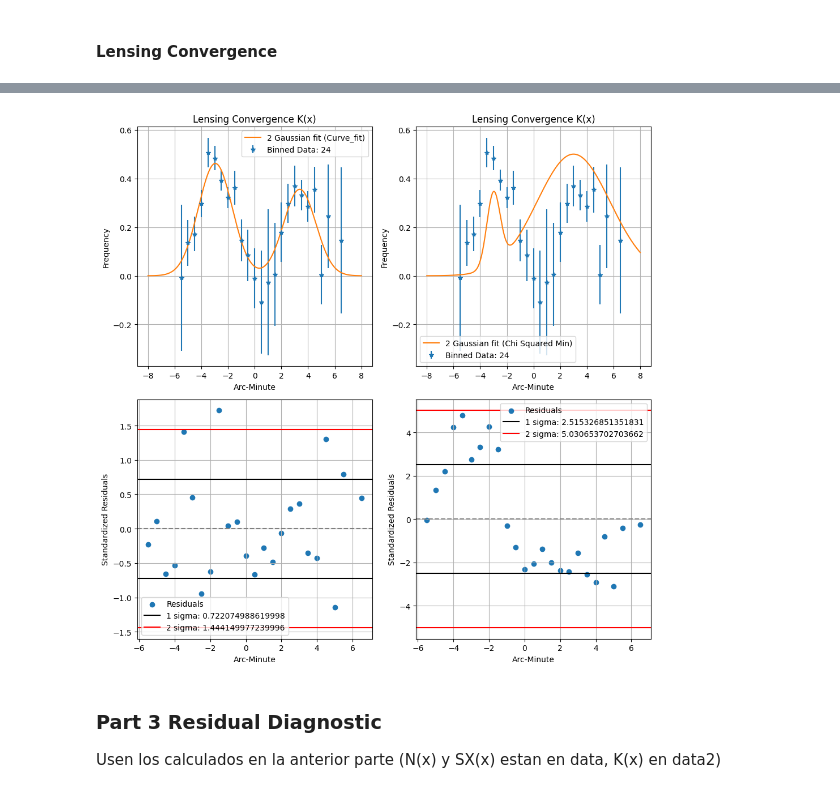
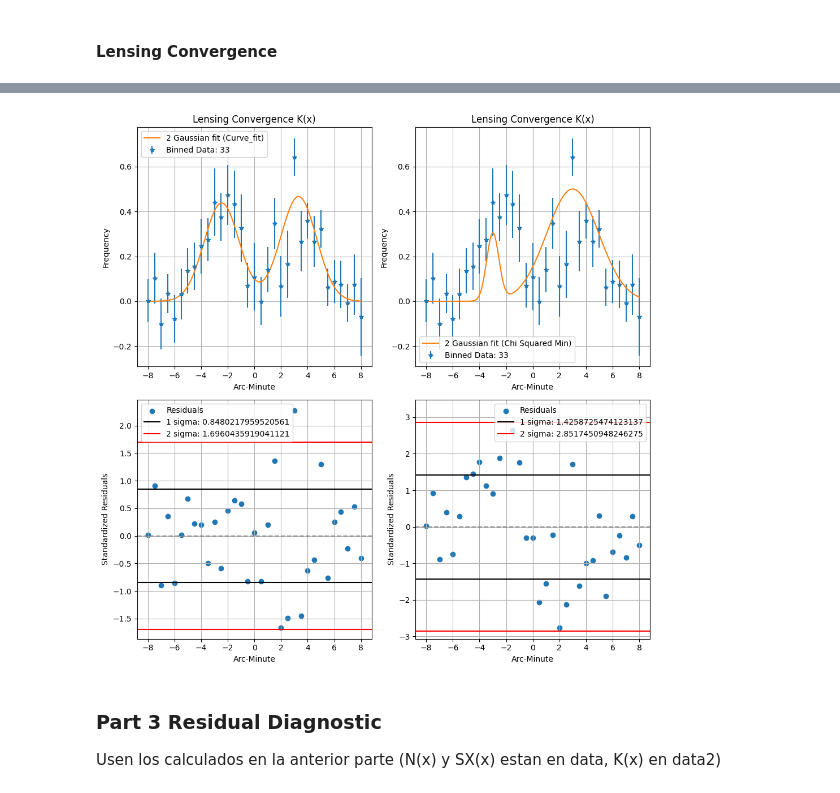
Before and after one commit to jdgv1709/Statistical-Analysis-of-the-Bullet-Cluster-Statistics-1-Course, a Jupyter notebook: Final Exam.ipynb, the cells around one changed output, grey strips where cells are left out. Saved outputs shown, nothing was run; the diff lists cells and outputs as text; code cells hidden in the pictures.

```diff
--- a/Final Exam.ipynb
+++ b/Final Exam.ipynb
@@ -524,12 +532,12 @@ plt.show()
 def sigma_kappa(data,sigma_epsilon = 0.30):
 #sigma_kappa=sigma_epsilon/ Number of galaxy - 1 per bin
     a=[]
-    for i in data["N_obs"]:
+    for i in data["N_source_obs"]:
 
         if i <=0:
             a.append(sigma_epsilon)
         else:
-            a.append(sigma_epsilon/i)
+            a.append(sigma_epsilon/np.sqrt(i))
     data["sigma_kappa"]=a
     del a
 
@@ -549,3 +557,5 @@ def remove_nan_sigma_kappa(data):
     return data_clean
 # %%
 data2=remove_nan_sigma_kappa(data)
+# %%
+data["sigma_kappa"] = data["sigma_kappa"].fillna(1e10)
@@ -552,11 +571,11 @@ data2=remove_nan_sigma_kappa(data)
 # %%
 initial_guess_k=[0.42,-3,1.4,0.35,3,1.3]
 x= np.linspace(-8,8,1000)
-popt_k, pcov_k = curve_fit(model_2gauss,data2["arc_min"],data2["kappa_obs"],sigma=data2["sigma_kappa"],p0=initial_guess_k,maxfev=100000,nan_policy="omit")#,bounds=bounds)
-plt.errorbar(data2["arc_min"],data2["kappa_obs"],yerr=data2["sigma_kappa"],fmt="*",label="Binned Data: "+str(len(data2["arc_min"])))
+popt_k, pcov_k = curve_fit(model_2gauss,data["arc_min"],data["kappa_obs"],sigma=data["sigma_kappa"],p0=initial_guess_k,maxfev=100000,nan_policy="omit")#,bounds=bounds)
+plt.errorbar(data["arc_min"],data["kappa_obs"],yerr=data["sigma_kappa"],fmt="*",label="Binned Data: "+str(len(data["arc_min"])))
 plt.ylabel("Frequency")
 plt.xlabel("Arc-Minute")
-#plt.xlim((0,1))
+#plt.ylim(-0.4,0.6)
 plt.grid("True")
 plt.plot(x,model_2gauss(x, *popt_k),label="2 Gaussian fit (Curve_fit)")
 plt.legend()
@@ -588,6 +607,6 @@ print(chi2_val(data2,model_2gauss(data2["kappa_obs"],*popt_k),popt_k))
 # %%
 def chi2_2gauss(params):
-    return chi2_val(data2,model_2gauss(data2["kappa_obs"],*params),params)
+    return chi2_val(data,model_2gauss(data["kappa_obs"],*params),params)
 
 #result = minimize(chi2_2gauss, initial_guess_k,method='Nelder-Mead', options={'xatol':1e-8,'fatol':1e-8,'maxiter':100000})
 #result = minimize(chi2_2gauss, initial_guess_k,method='BFGS', options={'maxiter':100000})
@@ -599,6 +618,6 @@ result = minimize(chi2_2gauss, initial_guess_k,method='L-BFGS-B',bounds=bounds,
 
 best_params_k = result.x
 print("Minimized Chi Square: 2 Gaussians")
-print(chi2_val(data2,model_2gauss(data2["kappa_obs"],*best_params_k),best_params_k))
+print(chi2_val(data,model_2gauss(data["kappa_obs"],*best_params_k),best_params_k))
 # %% [output]
 Minimized Chi Square: 2 Gaussians
@@ -622,7 +641,7 @@ Parameter: mu2: 3.0
 # %%
 # 2.4: Three-panel figure
 fig, axes = plt.subplots(2, 2, figsize=(10, 10))
-axes[0,0].errorbar(data2["arc_min"],data2["kappa_obs"],yerr=data2["sigma_kappa"],fmt="*", label="Binned Data: "+str(len(data2["arc_min"])))
+axes[0,0].errorbar(data["arc_min"],data["kappa_obs"],yerr=data["sigma_kappa"],fmt="*", label="Binned Data: "+str(len(data["arc_min"])))
 axes[0,0].set_ylabel("Frequency")
 axes[0,0].set_xlabel("Arc-Minute")
 #axes[0].set_xlim((0,1))
@@ -631,52 +650,54 @@ axes[0,0].plot(x,model_2gauss(x, *popt_k),label="2 Gaussian fit (Curve_fit)")
 axes[0,0].legend()
 axes[0,0].set_title("Lensing Convergence K(x)")
 axes[0,0].grid(True)
+#axes[0,0].set_ylim(-0.4,0.6)
 # Panel 2 — Residuals
 #axes[1]: (mu_obs - mu_m3_fit) / sigma_i vs z
-data2["residual_k_curvefit"]= (data2["kappa_obs"]-model_2gauss(data2["arc_min"],*popt_k))/data2["sigma_kappa"]
-axes[1,0].scatter(data2["arc_min"],data2["residual_k_curvefit"],label="Residuals")
+data["residual_k_curvefit"]= (data["kappa_obs"]-model_2gauss(data["arc_min"],*popt_k))/data["sigma_kappa"]
+axes[1,0].scatter(data["arc_min"],data["residual_k_curvefit"],label="Residuals")
 # Add horizontal lines at ±1, ±2 sigma
-axes[1,0].axhline(np.std(data2["residual_k_curvefit"]),color="black")
-axes[1,0].axhline(-1*np.std(data2["residual_k_curvefit"]),label="1 sigma: "+str(np.std(data2["residual_k_curvefit"])),color="black")
-axes[1,0].axhline(2*np.std(data2["residual_k_curvefit"]),color="r",label="2 sigma: "+str(2*np.std(data2["residual_k_curvefit"])))
-axes[1,0].axhline(-2*np.std(data2["residual_k_curvefit"]),color="r")
+axes[1,0].axhline(np.std(data["residual_k_curvefit"]),color="black")
+axes[1,0].axhline(-1*np.std(data["residual_k_curvefit"]),label="1 sigma: "+str(np.std(data["residual_k_curvefit"])),color="black")
+axes[1,0].axhline(2*np.std(data["residual_k_curvefit"]),color="r",label="2 sigma: "+str(2*np.std(data["residual_k_curvefit"])))
+axes[1,0].axhline(-2*np.std(data["residual_k_curvefit"]),color="r")
 # Add horizontal line at 0
 axes[1,0].axhline(0,ls="--",color="gray")
 axes[1,0].legend()
 axes[1,0].grid(True)
 axes[1,0].set_xlabel("Arc-Minute")
 axes[1,0].set_ylabel("Standardized Residuals")
 
 
-axes[0,1].errorbar(data2["arc_min"],data2["kappa_obs"],yerr=data2["sigma_kappa"],fmt="*", label="Binned Data: "+str(len(data2["arc_min"])))
+axes[0,1].errorbar(data["arc_min"],data["kappa_obs"],yerr=data["sigma_kappa"],fmt="*", label="Binned Data: "+str(len(data["arc_min"])))
 axes[0,1].set_ylabel("Frequency")
 axes[0,1].set_xlabel("Arc-Minute")
 #axes[0].set_xlim((0,1))
 axes[0,1].grid("True")
 axes[0,1].plot(x,model_2gauss(x, *best_params_k),label="2 Gaussian fit (Chi Squared Min)")
 axes[0,1].legend()
 axes[0,1].set_title("Lensing Convergence K(x)")
 axes[0,1].grid(True)
+#axes[0,1].set_ylim(-0.4,0.6)
 # Panel 2 — Residuals
 #axes[1]: (mu_obs - mu_m3_fit) / sigma_i vs z
-data2["residual_k_minimize"]= (data2["kappa_obs"]-model_2gauss(data2["arc_min"],*best_params_k))/data2["sigma_kappa"]
-axes[1,1].scatter(data2["arc_min"],data2["residual_k_minimize"],label="Residuals")
+data["residual_k_minimize"]= (data["kappa_obs"]-model_2gauss(data["arc_min"],*best_params_k))/data["sigma_kappa"]
+axes[1,1].scatter(data["arc_min"],data["residual_k_minimize"],label="Residuals")
 # Add horizontal lines at ±1, ±2 sigma
-axes[1,1].axhline(np.std(data2["residual_k_minimize"]),color="black")
-axes[1,1].axhline(-1*np.std(data2["residual_k_minimize"]),label="1 sigma: "+str(np.std(data2["residual_k_minimize"])),color="black")
-axes[1,1].axhline(2*np.std(data2["residual_k_minimize"]),color="r",label="2 sigma: "+str(2*np.std(data2["residual_k_minimize"])))
-axes[1,1].axhline(-2*np.std(data2["residual_k_minimize"]),color="r")
+axes[1,1].axhline(np.std(data["residual_k_minimize"]),color="black")
+axes[1,1].axhline(-1*np.std(data["residual_k_minimize"]),label="1 sigma: "+str(np.std(data["residual_k_minimize"])),color="black")
+axes[1,1].axhline(2*np.std(data["residual_k_minimize"]),color="r",label="2 sigma: "+str(2*np.std(data["residual_k_minimize"])))
+axes[1,1].axhline(-2*np.std(data["residual_k_minimize"]),color="r")
 # Add horizontal line at 0
 axes[1,1].axhline(0,ls="--",color="gray")
 axes[1,1].legend()
 axes[1,1].grid(True)
 axes[1,1].set_xlabel("Arc-Minute")
 axes[1,1].set_ylabel("Standardized Residuals")
 plt.tight_layout()
 #plt.savefig('part2_chi2_fit.pdf')
 plt.show()
 # %% [output]
-[figure, old version]
+[figure, new version]
 # %% [markdown]
 ### Part 3 Residual Diagnostic
 Usen los calculados en la anterior parte (N(x) y SX(x) estan en data, K(x) en data2)
```
Also changed, not shown: parts of 7 cells of this notebook, 1 other file.
